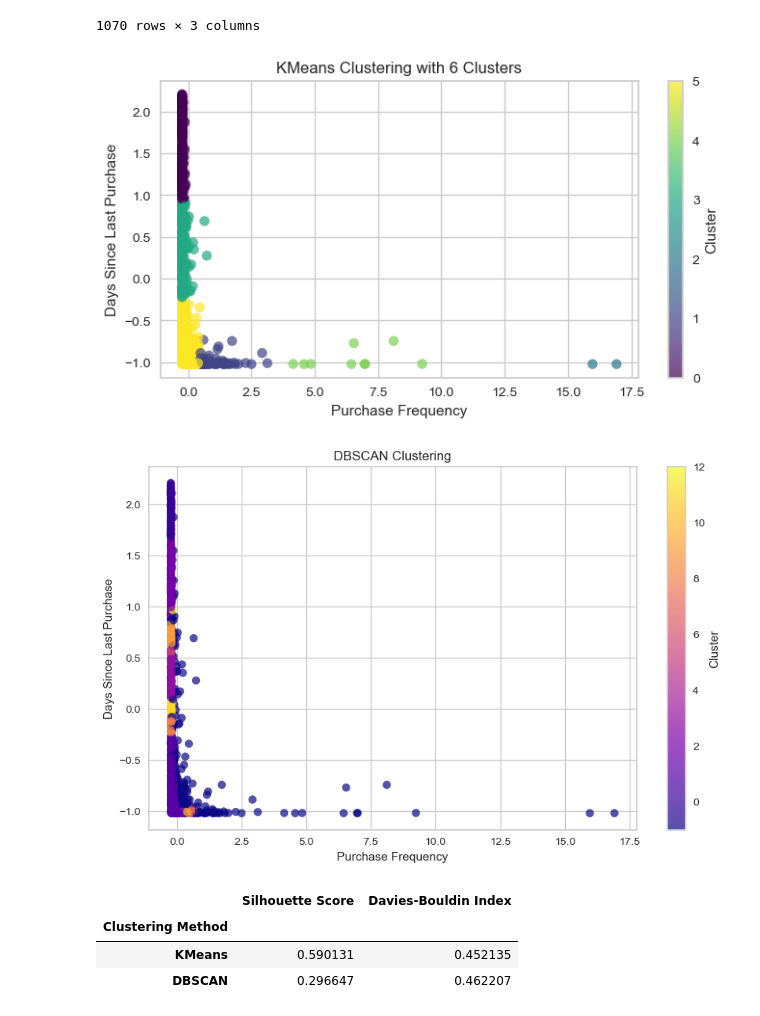
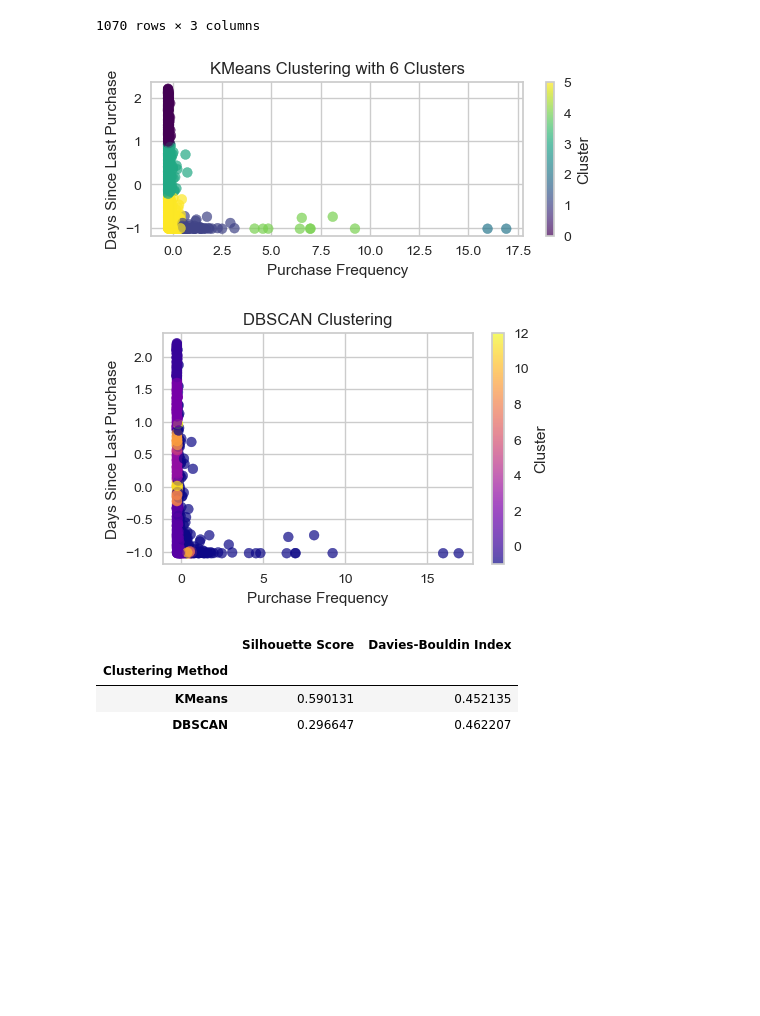
Before and after one commit to Wendyessilfie/Business-statistics-, a Jupyter notebook: new_taoyin_wendy-1-backup.ipynb, the cells around one changed output. Cells and saved outputs as stored; diff of their text form; code cells hidden in the pictures; blank space fills up the shorter version.

```diff
--- a/new_taoyin_wendy-1-backup.ipynb
+++ b/new_taoyin_wendy-1-backup.ipynb
@@ -1231,26 +1231,26 @@ df_final[['purchase_frequency', 'days_since_last_purchase', 'kmeans_cluster']]
 1070 rows × 3 columns
 # %%
 # Plot the clusters based on 'purchase_frequency' and 'days_since_last_purchase'
-plt.figure(figsize=(8, 4))
+plt.figure(figsize=(6, 2))
 
 # Scatter plot with color-coded clusters
 scatter = plt.scatter(
 df_final['purchase_frequency'],
 df_final['days_since_last_purchase'],
 c=df_final['kmeans_cluster'],                   # Color by cluster label
 cmap='viridis',
 s=50,
 alpha=0.7)
 
 # Add color bar to show cluster labels
 plt.colorbar(scatter, label='Cluster')
 plt.xlabel('Purchase Frequency')
 plt.ylabel('Days Since Last Purchase')
 plt.title('KMeans Clustering with 6 Clusters')
 
 plt.show()
 # %% [output]
-[figure, old version]
+[figure, new version]
 # %%
 # Parameters for DBSCAN
 # Initialize and fit DBSCAN
@@ -1258,7 +1258,7 @@ dbscan = DBSCAN(eps=0.03, min_samples=5)
 df_final['dbscan_cluster'] = dbscan.fit_predict(df_final[['purchase_frequency', 'days_since_last_purchase']])
 
 # Plot the DBSCAN results
-plt.figure(figsize=(10, 6))
+plt.figure(figsize=(5, 3))
 scatter = plt.scatter(
 df_final['purchase_frequency'],
 df_final['days_since_last_purchase'],
@@ -1271,7 +1271,7 @@ plt.ylabel('Days Since Last Purchase')
 plt.title('DBSCAN Clustering')
 plt.show()
 # %% [output]
-[figure, old version]
+[figure, new version]
 # %%
 # Initialize lists to store metrics
 silhouette_scores = []
```
Also changed, not shown: parts of 7 cells of this notebook.
